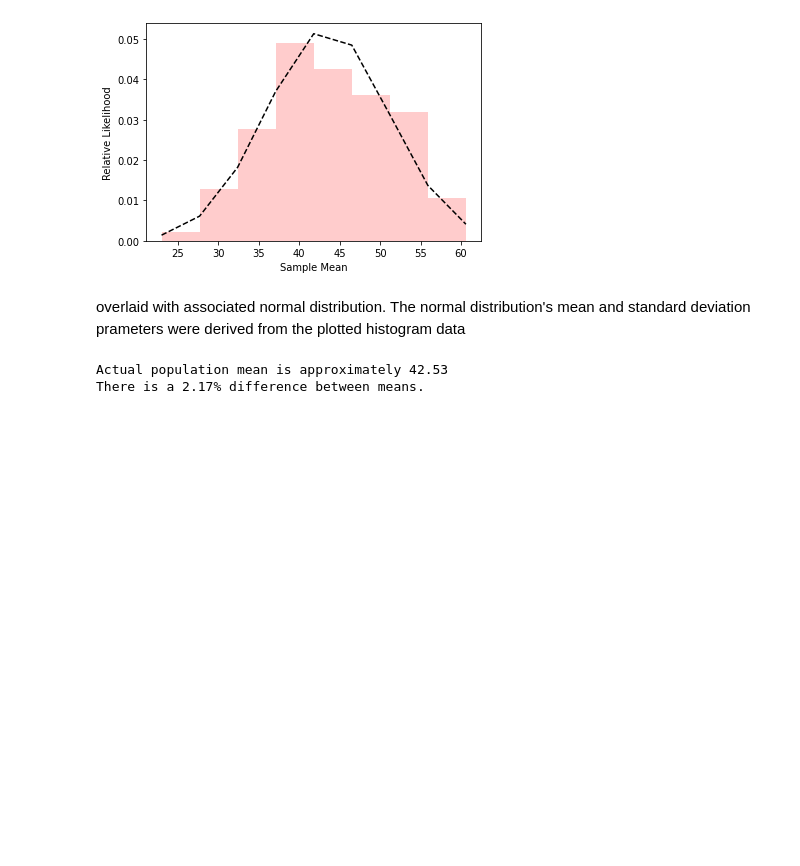
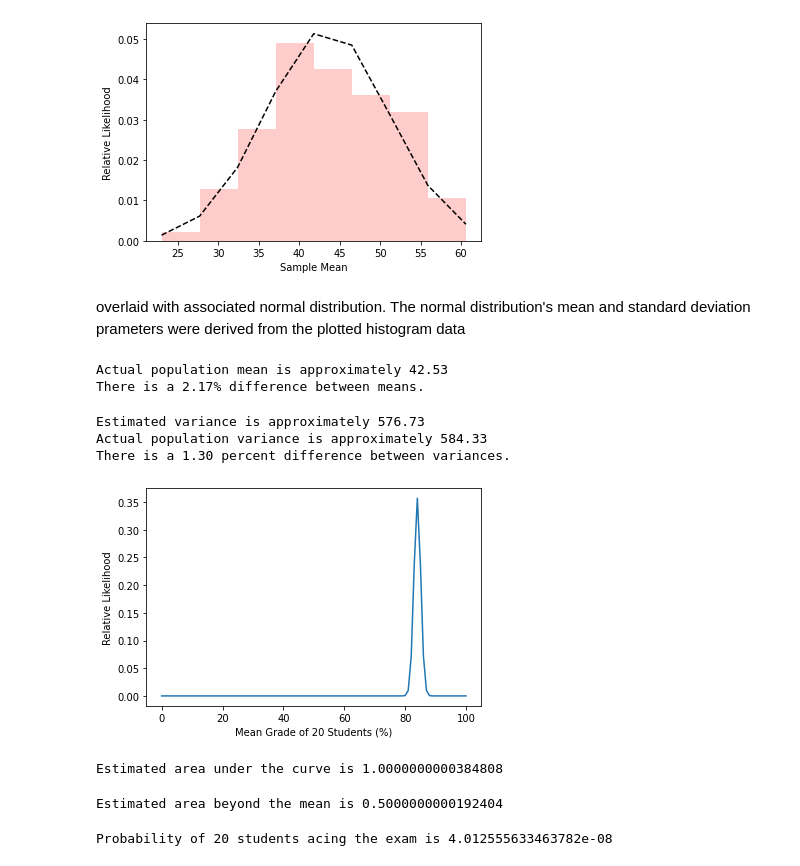
Before and after one commit to Lukas-Forst/100-Days-of-Code, a Jupyter notebook: Day101/Bookcamp_CS2_c5.ipynb, the cells around one changed output. Cells and saved outputs as stored; diff of their text form; code cells hidden in the pictures; blank space fills up the shorter version.

```diff
--- a/Day101/Bookcamp_CS2_c5.ipynb
+++ b/Day101/Bookcamp_CS2_c5.ipynb
@@ -164,0 +168,31 @@ There is a 2.17% difference between means.
+# %%
+print(f"Estimated variance is approximately {estimated_variance:.2f}")
+print(f"Actual population variance is approximately {population_variance:.2f}")
+percent_diff_var = percent_diff(estimated_variance, population_variance)
+print(f"There is a {percent_diff_var:.2f} percent difference between variances.")
+# %% [output]
+Estimated variance is approximately 576.73
+Actual population variance is approximately 584.33
+There is a 1.30 percent difference between variances.
+# %%
+population_mean = 84
+population_variance = 25
+# %%
+mean = population_mean
+population_std = population_variance ** 0.5
+sem = population_std / (20 ** 0.5)
+grade_range = range(101)
+normal_likelihoods = stats.norm.pdf(grade_range, mean, sem)
+plt.plot(grade_range, normal_likelihoods)
+plt.xlabel('Mean Grade of 20 Students (%)')
+plt.ylabel('Relative Likelihood')
+plt.show()
+# %% [output]
+[figure, added]
+# %%
+total_area = np.sum([normal_likelihoods[i: i + 2].sum() / 2
+for i in range(normal_likelihoods.size - 1)])
+assert total_area == np.trapz(normal_likelihoods)
+print(f"Estimated area under the curve is {total_area}")
+# %% [output]
+Estimated area under the curve is 1.0000000000384808
@@ -164,0 +201,11 @@ There is a 2.17% difference between means.
+# %%
+assert stats.norm.sf(mean, mean, sem) == 0.5
+estimated_area = np.trapz(normal_likelihoods[mean:])
+print(f"Estimated area beyond the mean is {estimated_area}")
+# %% [output]
+Estimated area beyond the mean is 0.5000000000192404
+# %%
+area = stats.norm.sf(90, mean, sem)
+print(f"Probability of 20 students acing the exam is {area}")
+# %% [output]
+Probability of 20 students acing the exam is 4.012555633463782e-08
```
Also changed, not shown: parts of 2 cells of this notebook.
